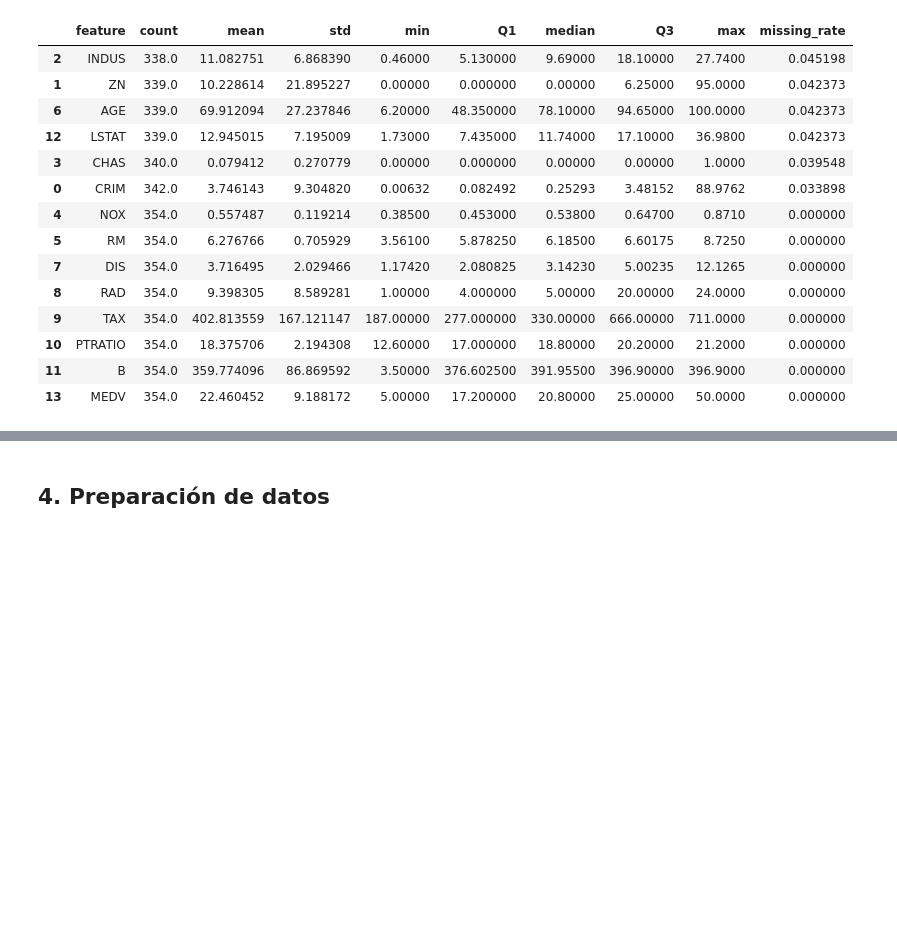
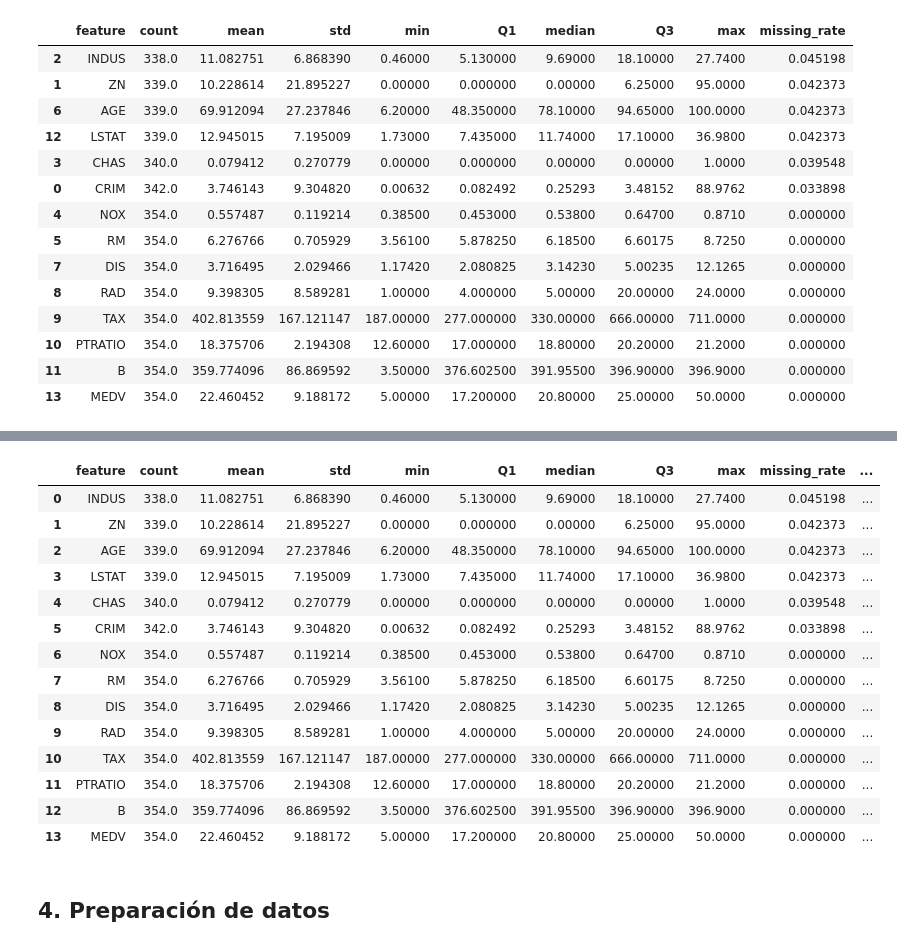
Before and after one commit to maacunap76/Especiaizacion_ML_Deep_DMC, a Jupyter notebook: Supervised_models/Linear_regression/Lab_Boston_Housing_v2.ipynb, the cells around one changed output, grey strips where cells are left out. Drawn from its saved outputs; the diff is of its cells as text; code cells hidden in the pictures; blank space fills up the shorter version.

```diff
--- a/Supervised_models/Linear_regression/Lab_Boston_Housing_v2.ipynb
+++ b/Supervised_models/Linear_regression/Lab_Boston_Housing_v2.ipynb
@@ -365,0 +405,6 @@ pdResume
+# %%
+correlations = train.corr()[['MEDV']]
+correlations.reset_index(inplace = True)
+correlations.rename(columns = {'index' : 'feature',
+                               'MEDV' : 'corr'}, inplace = True)
+correlations
@@ -366,12 +427,32 @@ pdResume
 # %%
 # Calculando las correlaciones de todas las variables con el target
 
-temp = X_train.copy()
-temp['target'] = y_train
+#temp = X_train.copy()
+#temp['target'] = y_train
 
-correlations = []
-for col in features:
-  correlations.append(temp[[col, 'target']].corr().iloc[0][1])
+#correlations = []
+#for col in features:
+ # correlations.append(temp[[col, 'target']].corr().iloc[0][1])
+# %%
+pdResume2 = pd.merge(pdResume, correlations, on = 'feature')
+# %%
+pdResume2
+# %% [output]
+|  | feature | count | mean | std | min | Q1 | median | Q3 | max | missing_rate | ... |
+| 0 | INDUS | 338.0 | 11.082751 | 6.868390 | 0.46000 | 5.130000 | 9.69000 | 18.10000 | 27.7400 | 0.045198 | ... |
+| 1 | ZN | 339.0 | 10.228614 | 21.895227 | 0.00000 | 0.000000 | 0.00000 | 6.25000 | 95.0000 | 0.042373 | ... |
+| 2 | AGE | 339.0 | 69.912094 | 27.237846 | 6.20000 | 48.350000 | 78.10000 | 94.65000 | 100.0000 | 0.042373 | ... |
+| 3 | LSTAT | 339.0 | 12.945015 | 7.195009 | 1.73000 | 7.435000 | 11.74000 | 17.10000 | 36.9800 | 0.042373 | ... |
+| 4 | CHAS | 340.0 | 0.079412 | 0.270779 | 0.00000 | 0.000000 | 0.00000 | 0.00000 | 1.0000 | 0.039548 | ... |
+| 5 | CRIM | 342.0 | 3.746143 | 9.304820 | 0.00632 | 0.082492 | 0.25293 | 3.48152 | 88.9762 | 0.033898 | ... |
+| 6 | NOX | 354.0 | 0.557487 | 0.119214 | 0.38500 | 0.453000 | 0.53800 | 0.64700 | 0.8710 | 0.000000 | ... |
+| 7 | RM | 354.0 | 6.276766 | 0.705929 | 3.56100 | 5.878250 | 6.18500 | 6.60175 | 8.7250 | 0.000000 | ... |
+| 8 | DIS | 354.0 | 3.716495 | 2.029466 | 1.17420 | 2.080825 | 3.14230 | 5.00235 | 12.1265 | 0.000000 | ... |
+| 9 | RAD | 354.0 | 9.398305 | 8.589281 | 1.00000 | 4.000000 | 5.00000 | 20.00000 | 24.0000 | 0.000000 | ... |
+| 10 | TAX | 354.0 | 402.813559 | 167.121147 | 187.00000 | 277.000000 | 330.00000 | 666.00000 | 711.0000 | 0.000000 | ... |
+| 11 | PTRATIO | 354.0 | 18.375706 | 2.194308 | 12.60000 | 17.000000 | 18.80000 | 20.20000 | 21.2000 | 0.000000 | ... |
+| 12 | B | 354.0 | 359.774096 | 86.869592 | 3.50000 | 376.602500 | 391.95500 | 396.90000 | 396.9000 | 0.000000 | ... |
+| 13 | MEDV | 354.0 | 22.460452 | 9.188172 | 5.00000 | 17.200000 | 20.80000 | 25.00000 | 50.0000 | 0.000000 | ... |
 # %%
 # Cruzando correlaciones con la tabla de resumen original
 
```
Also changed, not shown: parts of 4 cells of this notebook.
